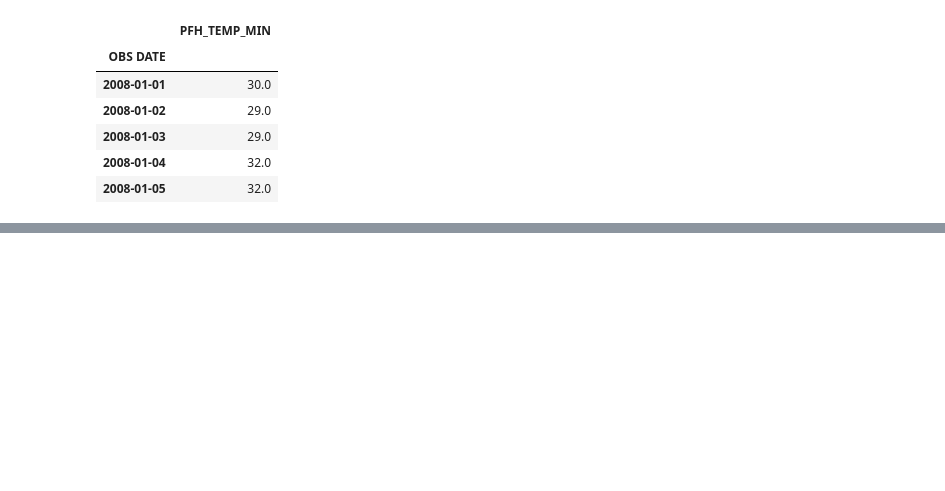
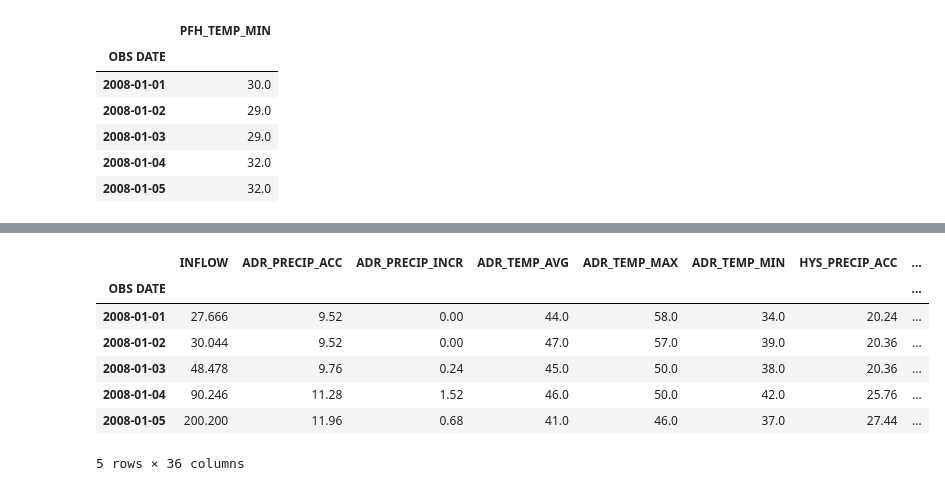
Before and after one commit to lauren-alexandra/basin-inflow-dnn, a Jupyter notebook: weather-informed-reservoir-operation.ipynb, the cells around one changed output, grey strips where cells are left out. Saved outputs shown, nothing was run; the diff lists cells and outputs as text; code cells hidden in the pictures; blank space fills up the shorter version.

```diff
--- a/weather-informed-reservoir-operation.ipynb
+++ b/weather-informed-reservoir-operation.ipynb
@@ -276,3 +267,5 @@ INFLOW_FROM_2008.tail()
 | 4033 | 2018-12-29 | 45.250 |
 | 4034 | 2018-12-30 | 42.985 |
 | 4035 | 2018-12-31 | 33.895 |
+# %%
+INFLOW_FROM_2008.set_index('OBS DATE', inplace=True)
@@ -405,29 +429,30 @@ HYS_TEMP_MIN_DF.head()
 #### Near American River, Middle Fork
 # %%
 ### Duncan (DUN) ###
+# Elevation: 7,100 ft
 
 # PRECIPITATION, ACCUMULATED, INCHES (hourly)
-DUN_PRECIP_ACC_DATA = pd.read_excel(f'{PROJECT_PATH}/CDEC_Water_Data/DUN/DUN_2.xlsx')
+DUN_PRECIP_ACC_DATA = pd.read_excel(f'{DATA_PATH}/CDEC_Water_Data/DUN/DUN_2.xlsx')
 DUN_PRECIP_ACC_DF = prepare_station_df(DUN_PRECIP_ACC_DATA, hourly=True)
 
 # WIND, PEAK GUST, MPH (hourly)
-DUN_WIND_GUST_DATA = pd.read_excel(f'{PROJECT_PATH}/CDEC_Water_Data/DUN/DUN_77.xlsx')
+DUN_WIND_GUST_DATA = pd.read_excel(f'{DATA_PATH}/CDEC_Water_Data/DUN/DUN_77.xlsx')
 DUN_WIND_GUST_DF = prepare_station_df(DUN_WIND_GUST_DATA, hourly=True)
 
 # WIND, SPEED, MPH (hourly)
-DUN_WIND_SPEED_DATA = pd.read_excel(f'{PROJECT_PATH}/CDEC_Water_Data/DUN/DUN_9.xlsx')
+DUN_WIND_SPEED_DATA = pd.read_excel(f'{DATA_PATH}/CDEC_Water_Data/DUN/DUN_9.xlsx')
 DUN_WIND_SPEED_DF = prepare_station_df(DUN_WIND_SPEED_DATA, hourly=True)
 
 # TEMPERATURE, AIR AVERAGE, DEG F (daily)
-DUN_TEMP_AVG_DATA = pd.read_excel(f'{PROJECT_PATH}/CDEC_Water_Data/DUN/DUN_30.xlsx')
+DUN_TEMP_AVG_DATA = pd.read_excel(f'{DATA_PATH}/CDEC_Water_Data/DUN/DUN_30.xlsx')
 DUN_TEMP_AVG_DF = prepare_station_df(DUN_TEMP_AVG_DATA)
 
 # TEMPERATURE, AIR MAXIMUM, DEG F (daily)
-DUN_TEMP_MAX_DATA = pd.read_excel(f'{PROJECT_PATH}/CDEC_Water_Data/DUN/DUN_31.xlsx')
+DUN_TEMP_MAX_DATA = pd.read_excel(f'{DATA_PATH}/CDEC_Water_Data/DUN/DUN_31.xlsx')
 DUN_TEMP_MAX_DF = prepare_station_df(DUN_TEMP_MAX_DATA)
 
 # TEMPERATURE, AIR MINIMUM, DEG F (daily)
-DUN_TEMP_MIN_DATA = pd.read_excel(f'{PROJECT_PATH}/CDEC_Water_Data/DUN/DUN_32.xlsx')
+DUN_TEMP_MIN_DATA = pd.read_excel(f'{DATA_PATH}/CDEC_Water_Data/DUN/DUN_32.xlsx')
 DUN_TEMP_MIN_DF = prepare_station_df(DUN_TEMP_MIN_DATA)
 # %%
 # Reset value name for df merge
@@ -450,25 +475,26 @@ DUN_TEMP_MIN_DF.head()
 | 2008-01-05 | NaN |
 # %%
 ### Sugar Pine (SGP) ###
+# Elevation: 3,843 ft
 
 # PRECIPITATION, ACCUMULATED, INCHES (daily)
-SGP_PRECIP_ACC_DATA = pd.read_excel(f'{PROJECT_PATH}/CDEC_Water_Data/SGP/SGP_2.xlsx')
+SGP_PRECIP_ACC_DATA = pd.read_excel(f'{DATA_PATH}/CDEC_Water_Data/SGP/SGP_2.xlsx')
 SGP_PRECIP_ACC_DF = prepare_station_df(SGP_PRECIP_ACC_DATA)
 
 # PRECIPITATION, INCREMENTAL, INCHES (daily)
-SGP_PRECIP_INCR_DATA = pd.read_excel(f'{PROJECT_PATH}/CDEC_Water_Data/SGP/SGP_45.xlsx')
+SGP_PRECIP_INCR_DATA = pd.read_excel(f'{DATA_PATH}/CDEC_Water_Data/SGP/SGP_45.xlsx')
 SGP_PRECIP_INCR_DF = prepare_station_df(SGP_PRECIP_INCR_DATA)
 
 # TEMPERATURE, AIR AVERAGE, DEG F (daily)
-SGP_TEMP_AVG_DATA = pd.read_excel(f'{PROJECT_PATH}/CDEC_Water_Data/SGP/SGP_30.xlsx')
+SGP_TEMP_AVG_DATA = pd.read_excel(f'{DATA_PATH}/CDEC_Water_Data/SGP/SGP_30.xlsx')
 SGP_TEMP_AVG_DF = prepare_station_df(SGP_TEMP_AVG_DATA)
 
 # TEMPERATURE, AIR MAXIMUM, DEG F (daily)
-SGP_TEMP_MAX_DATA = pd.read_excel(f'{PROJECT_PATH}/CDEC_Water_Data/SGP/SGP_31.xlsx')
+SGP_TEMP_MAX_DATA = pd.read_excel(f'{DATA_PATH}/CDEC_Water_Data/SGP/SGP_31.xlsx')
 SGP_TEMP_MAX_DF = prepare_station_df(SGP_TEMP_MAX_DATA)
 
 # TEMPERATURE, AIR MINIMUM, DEG F (daily)
-SGP_TEMP_MIN_DATA = pd.read_excel(f'{PROJECT_PATH}/CDEC_Water_Data/SGP/SGP_32.xlsx')
+SGP_TEMP_MIN_DATA = pd.read_excel(f'{DATA_PATH}/CDEC_Water_Data/SGP/SGP_32.xlsx')
 SGP_TEMP_MIN_DF = prepare_station_df(SGP_TEMP_MIN_DATA)
 # %%
 # Reset value name for df merge
@@ -592,0 +621,20 @@ STATION_DF = [ADR_PRECIP_ACC_DF, ADR_PRECIP_INCR_DF, ADR_TEMP_AVG_DF, ADR_TEMP_M
+# %%
+# Create Reservoir Basin Inflow dataset, merging ResOps and CDEC data
+
+# ResOps
+RES_INFLOW = INFLOW_FROM_2008
+
+# CDEC
+STATION_DF = [ADR_PRECIP_ACC_DF, ADR_PRECIP_INCR_DF, ADR_TEMP_AVG_DF, ADR_TEMP_MAX_DF, ADR_TEMP_MIN_DF, HYS_PRECIP_ACC_DF, HYS_PRECIP_INCR_DF, HYS_SNOW_DEPTH_DF, HYS_SNOW_WATER_CONTENT_DF, HYS_TEMP_AVG_DF, HYS_TEMP_MAX_DF, HYS_TEMP_MIN_DF, DUN_PRECIP_ACC_DF, DUN_WIND_GUST_DF, DUN_WIND_SPEED_DF, DUN_TEMP_AVG_DF, DUN_TEMP_MAX_DF, DUN_TEMP_MIN_DF, SGP_PRECIP_ACC_DF, SGP_PRECIP_INCR_DF, SGP_TEMP_AVG_DF, SGP_TEMP_MAX_DF, SGP_TEMP_MIN_DF, FRN_PRECIP_ACC_DF, FRN_PRECIP_INCR_DF, FRN_SNOW_DEPTH_DF, FRN_SNOW_WATER_CONTENT_DF, FRN_TEMP_AVG_DF, FRN_TEMP_MAX_DF, FRN_TEMP_MIN_DF, PFH_PRECIP_ACC_DF, PFH_PRECIP_INCR_DF, PFH_TEMP_AVG_DF, PFH_TEMP_MAX_DF, PFH_TEMP_MIN_DF]
+
+RES_BASIN_INFLOW = RES_INFLOW.join(STATION_DF)
+RES_BASIN_INFLOW.head()
+# %% [output]
+|  | INFLOW | ADR_PRECIP_ACC | ADR_PRECIP_INCR | ADR_TEMP_AVG | ADR_TEMP_MAX | ADR_TEMP_MIN | HYS_PRECIP_ACC | ... |
+| OBS DATE |  |  |  |  |  |  |  | ... |
+| 2008-01-01 | 27.666 | 9.52 | 0.00 | 44.0 | 58.0 | 34.0 | 20.24 | ... |
+| 2008-01-02 | 30.044 | 9.52 | 0.00 | 47.0 | 57.0 | 39.0 | 20.36 | ... |
+| 2008-01-03 | 48.478 | 9.76 | 0.24 | 45.0 | 50.0 | 38.0 | 20.36 | ... |
+| 2008-01-04 | 90.246 | 11.28 | 1.52 | 46.0 | 50.0 | 42.0 | 25.76 | ... |
+| 2008-01-05 | 200.200 | 11.96 | 0.68 | 41.0 | 46.0 | 37.0 | 27.44 | ... |
+5 rows × 36 columns
```
Also changed, not shown: parts of 30 cells of this notebook.
